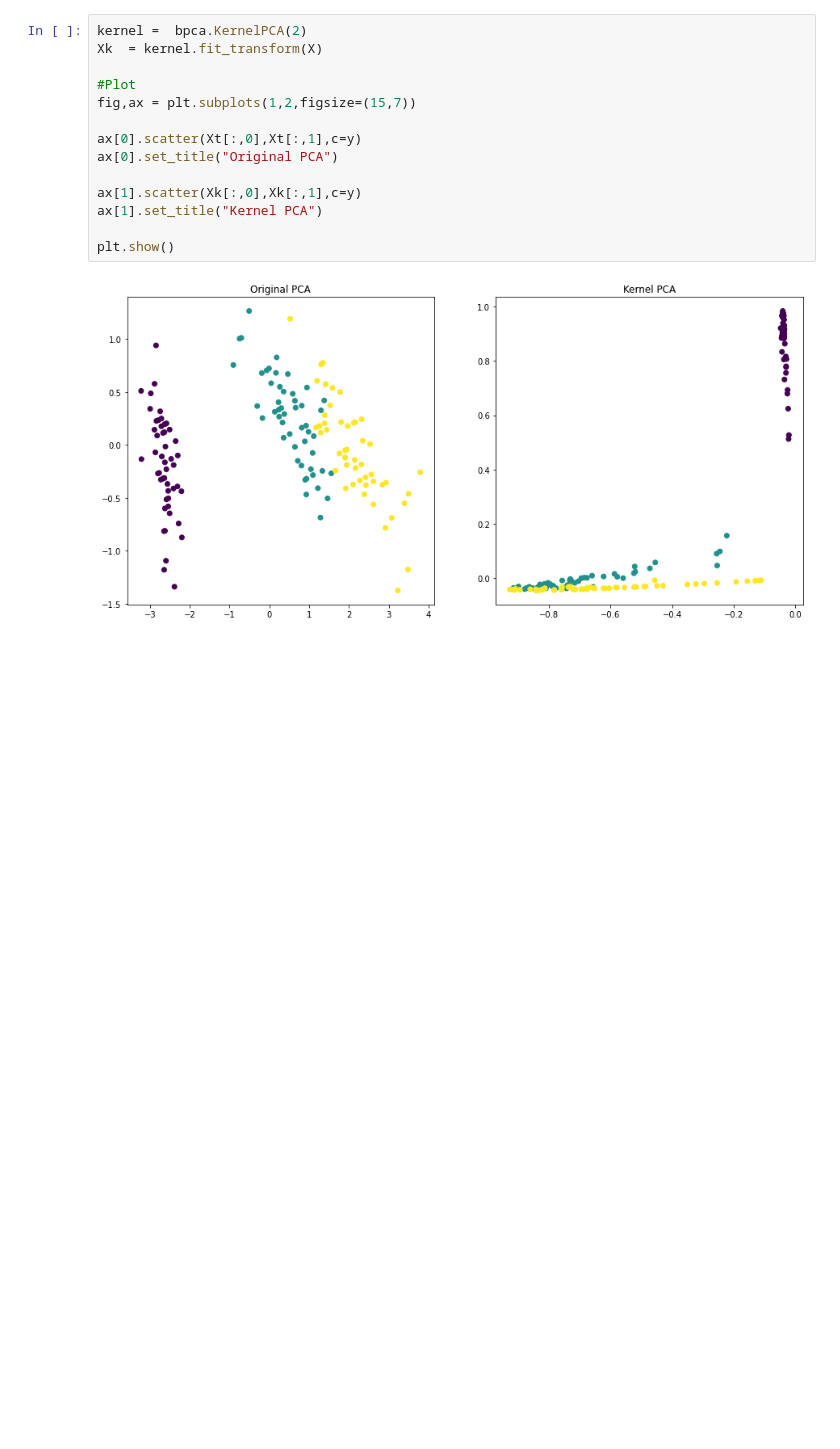
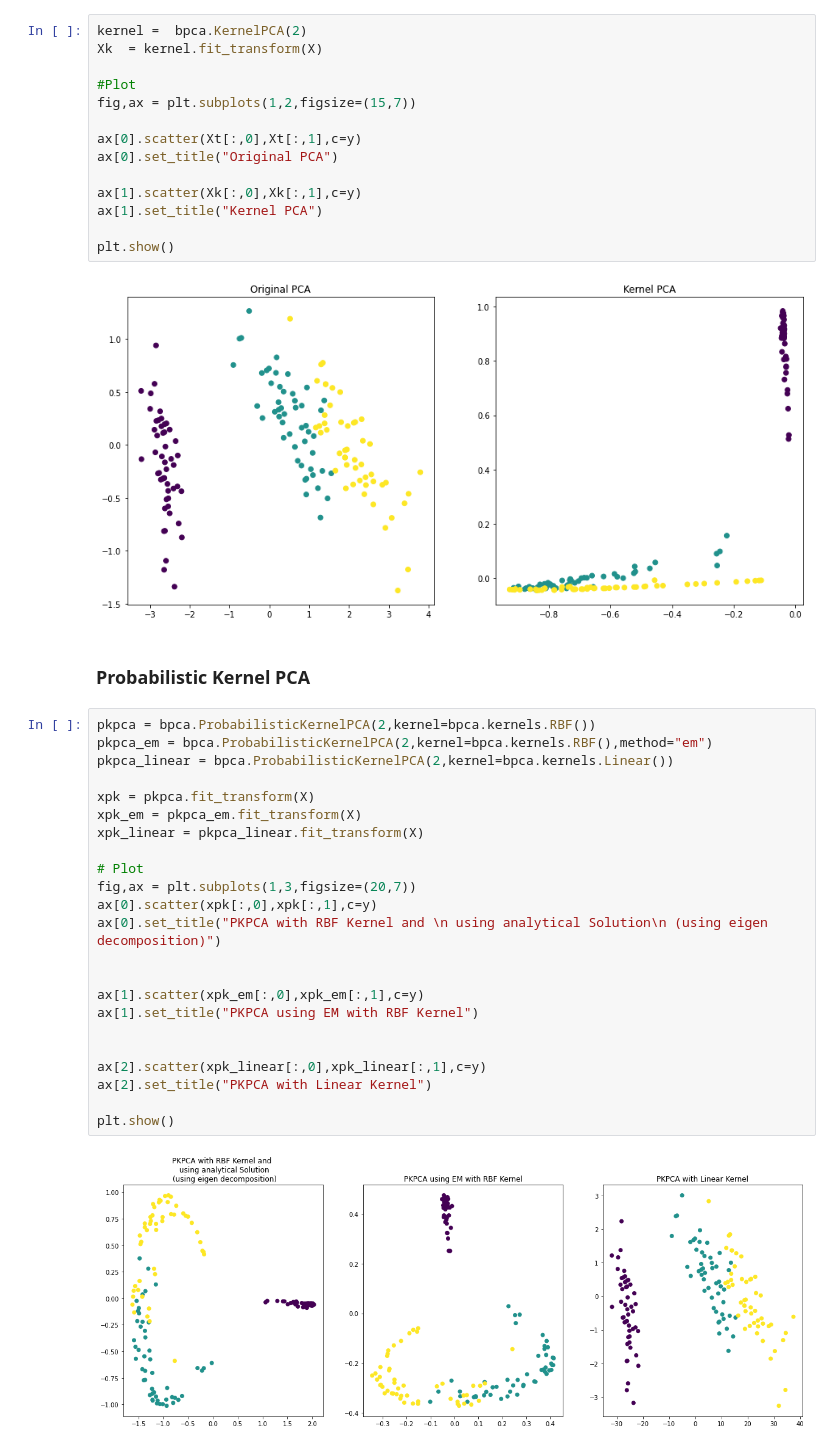
Before and after one commit to MaxenceGiraud/BayesianPCA, a Jupyter notebook: experiments.ipynb, the cells around one changed output. Cells and saved outputs as stored; diff of their text form; blank space fills up the shorter version.

Commit message:
Add experiments with PKPCA and BKPCA

```diff
--- a/experiments.ipynb
+++ b/experiments.ipynb
@@ -106,3 +113,30 @@ ax[1].set_title("Kernel PCA")
 plt.show()
 # %% [output]
 [figure]
+# %% [markdown]
+### Probabilistic Kernel PCA
+# %%
+pkpca = bpca.ProbabilisticKernelPCA(2,kernel=bpca.kernels.RBF())
+pkpca_em = bpca.ProbabilisticKernelPCA(2,kernel=bpca.kernels.RBF(),method="em")
+pkpca_linear = bpca.ProbabilisticKernelPCA(2,kernel=bpca.kernels.Linear())
+
+xpk = pkpca.fit_transform(X)
+xpk_em = pkpca_em.fit_transform(X)
+xpk_linear = pkpca_linear.fit_transform(X)
+
+# Plot
+fig,ax = plt.subplots(1,3,figsize=(20,7))
+ax[0].scatter(xpk[:,0],xpk[:,1],c=y)
+ax[0].set_title("PKPCA with RBF Kernel and \n using analytical Solution\n (using eigen decomposition)")
+
+
+ax[1].scatter(xpk_em[:,0],xpk_em[:,1],c=y)
+ax[1].set_title("PKPCA using EM with RBF Kernel")
+
+
+ax[2].scatter(xpk_linear[:,0],xpk_linear[:,1],c=y)
+ax[2].set_title("PKPCA with Linear Kernel")
+
+plt.show()
+# %% [output]
+[figure, added]
```
Also changed, not shown: parts of 7 cells of this notebook, 1 other file.
